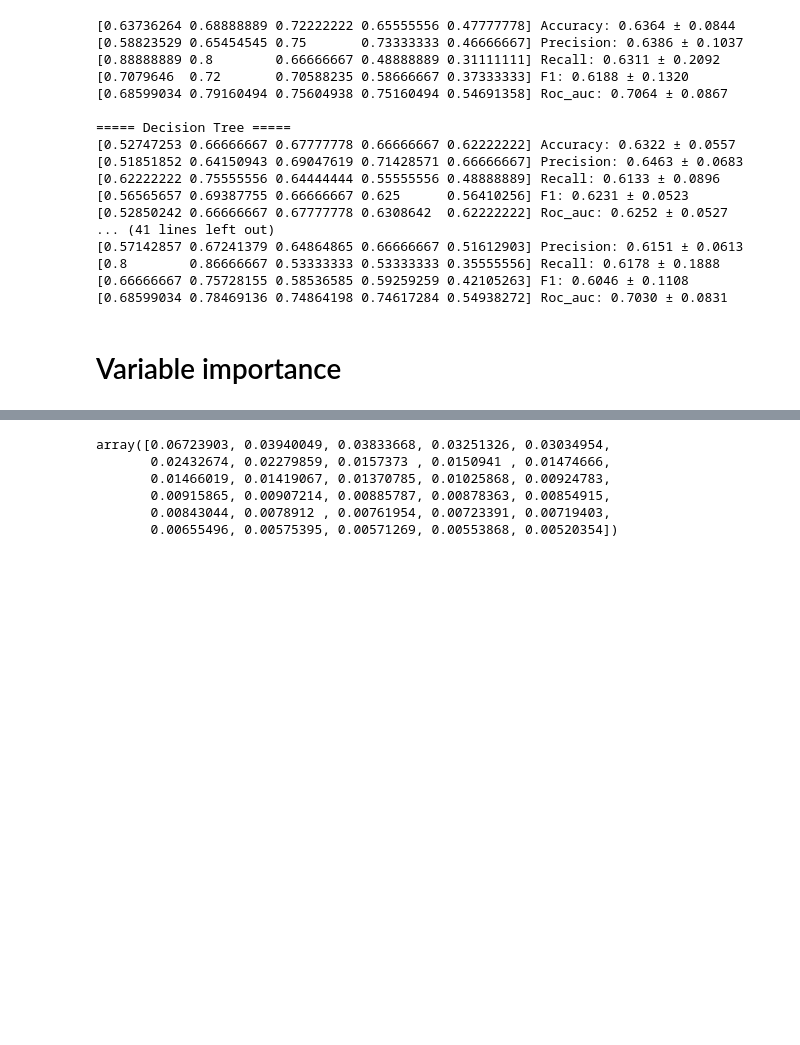
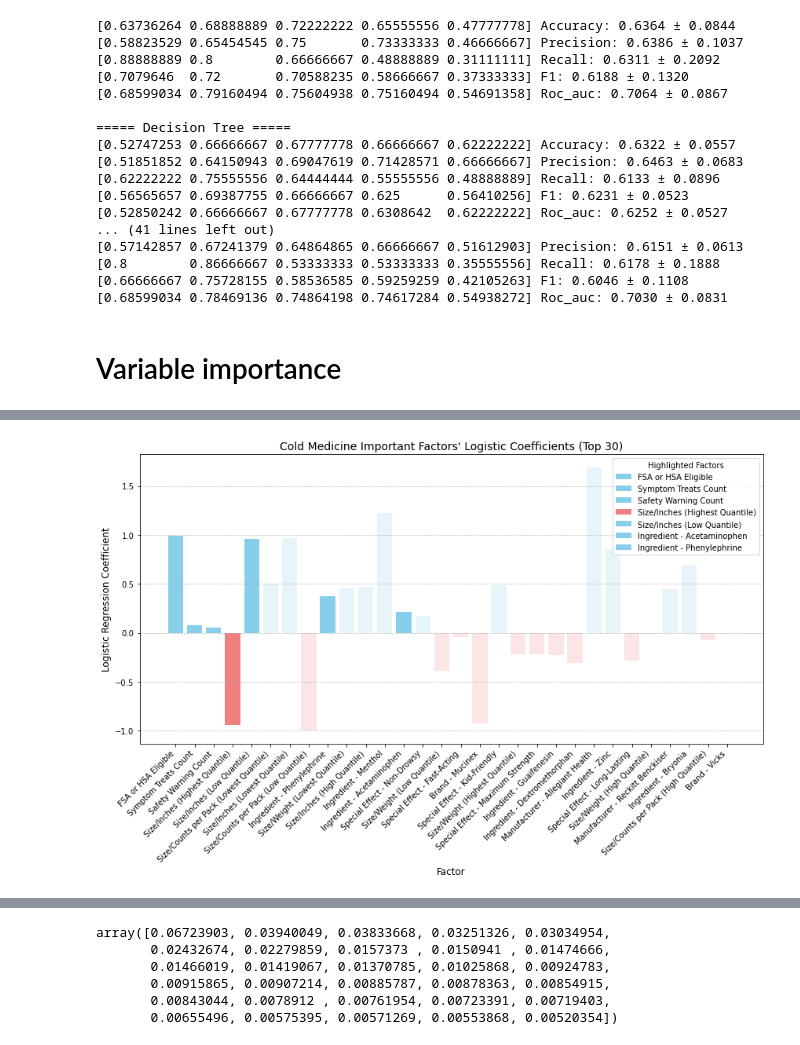
Before and after one commit to bowenlong1/amazonpharm, a Jupyter notebook: pharmodel-cold.ipynb, the cells around one changed output, grey strips where cells are left out. Drawn from its saved outputs; the diff is of its cells as text; code cells hidden in the pictures; blank space fills up the shorter version.

```diff
--- a/pharmodel-cold.ipynb
+++ b/pharmodel-cold.ipynb
@@ -334,0 +488,41 @@ plt.show()
+# %%
+import pandas as pd
+import matplotlib.pyplot as plt
+from matplotlib.patches import Patch
+
+# Select and rename columns
+info = ordered_variable_info[['Feature2', 'Coefficient']].copy()
+info.columns = ['Factor', 'Logistic Regression Coefficient']
+
+# Highlight top 5 factors and specified factors
+highlighted_factors = ['FSA or HSA Eligible', 'Symptom Treats Count', 'Safety Warning Count',
+                       'Size/Inches (Highest Quantile)', 'Size/Inches (Low Quantile)',
+                       'Ingredient - Acetaminophen', 'Ingredient - Phenylephrine']
+
+# Plotting
+plt.figure(figsize=(12, 8))  # Increased figure size
+colors = ['skyblue' if c >= 0 else 'lightcoral' for c in info['Logistic Regression Coefficient']]
+
+# Set alpha for bars based on highlighted factors
+alphas = [0.2 if factor not in highlighted_factors else 1 for factor in info['Factor']]
+
+bars = plt.bar(info.index, info['Logistic Regression Coefficient'], color=colors, alpha=0.5)  # Set alpha for all bars
+for i, alpha in enumerate(alphas):
+    bars[i].set_alpha(alpha)  # Set alpha for specified factors
+
+plt.xlabel('Factor', fontsize=12)  # Increased font size
+plt.ylabel('Logistic Regression Coefficient', fontsize=12)  # Increased font size
+plt.title("Cold Medicine Important Factors' Logistic Coefficients (Top 30)", fontsize=14)  # Increased title font size
+plt.grid(axis='y', linestyle='--', alpha=0.7)
+plt.xticks(ticks=info.index, labels=info['Factor'], rotation=45, ha='right', fontsize=10)  # Adjusted x-ticks
+plt.yticks(fontsize=10)  # Increased font size for y-axis labels
+plt.tight_layout()
+
+# Create custom legend with only the labels for the highlighted factors
+highlighted_colors = ['skyblue','skyblue','skyblue','lightcoral','skyblue','skyblue','skyblue']
+highlighted_elements = [Patch(facecolor=color, alpha=1, label=factor) for factor, color in zip(highlighted_factors, highlighted_colors)]
+plt.legend(handles=highlighted_elements, loc='upper right', fontsize=10, title='Highlighted Factors')
+
+plt.show()
+# %% [output]
+[figure, added]
```
Also changed, not shown: parts of 18 cells of this notebook, 4 other files.
